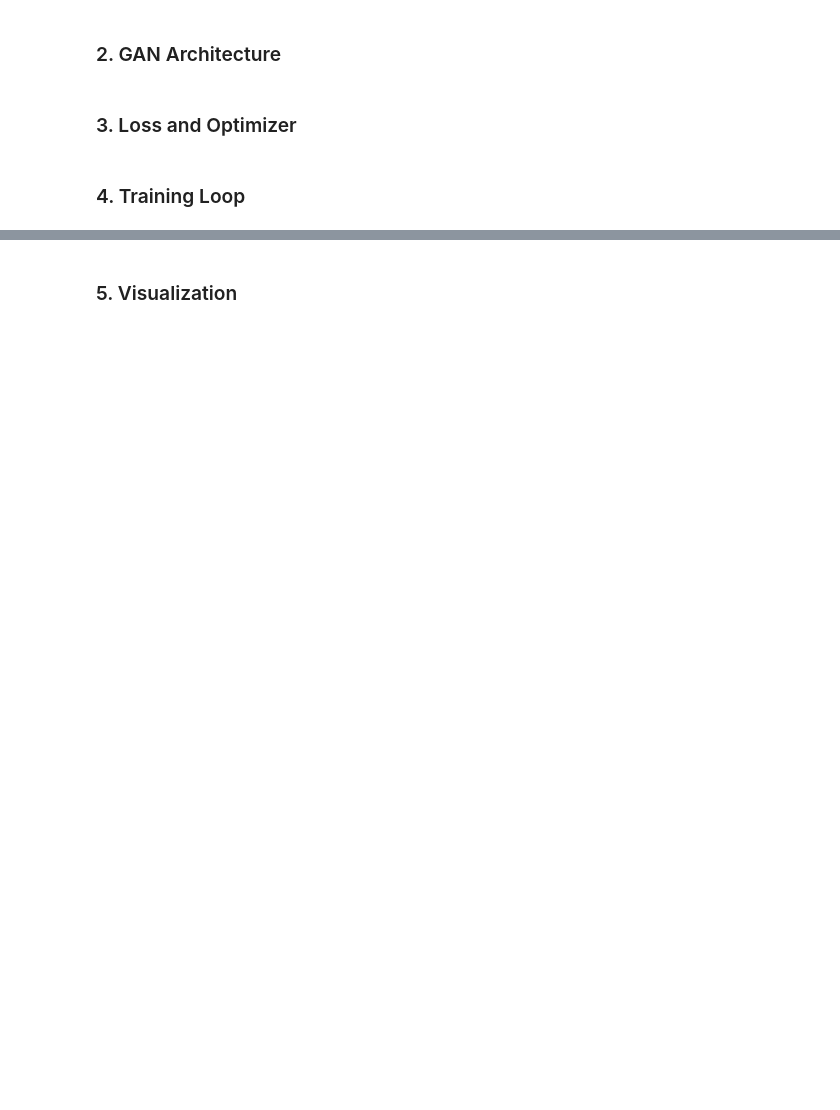
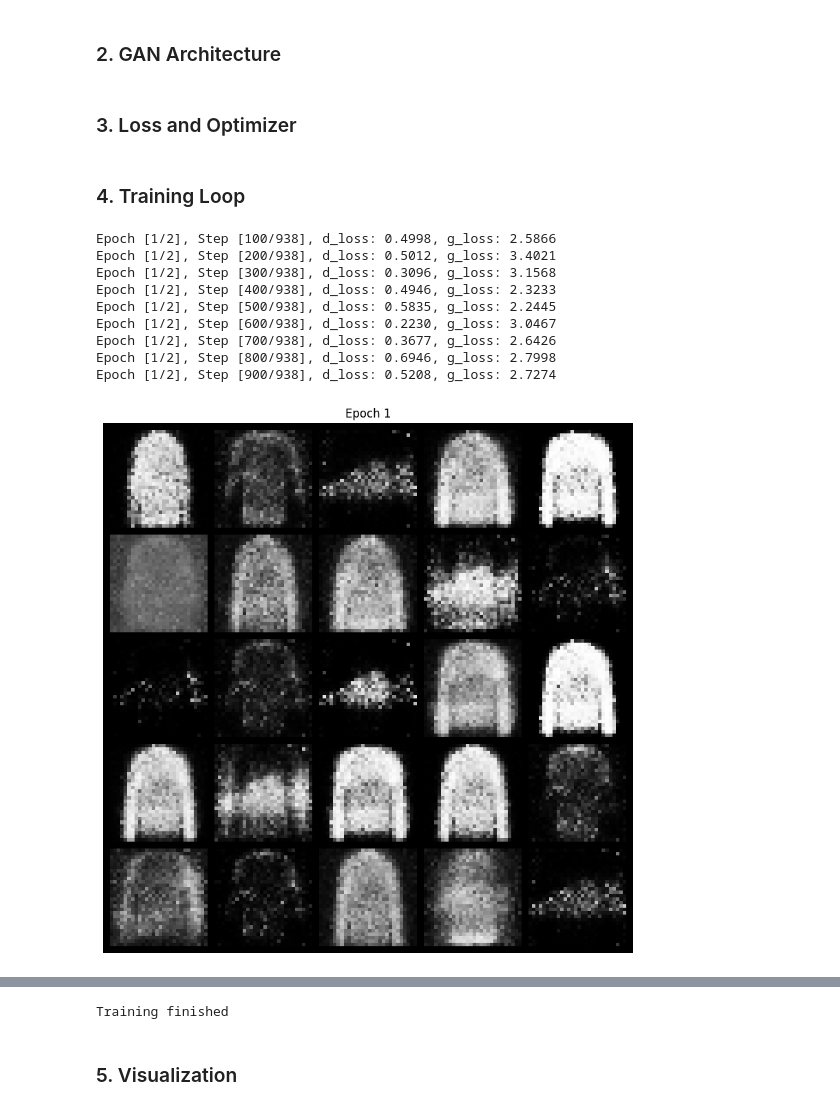
Before and after one commit to mchieberly/CSCI297, a Jupyter notebook: Project 2/gans.ipynb, the cells around one changed output, grey strips where cells are left out. Cells and saved outputs as stored; diff of their text form; code cells hidden in the pictures; blank space fills up the shorter version.

```diff
--- a/Project 2/gans.ipynb
+++ b/Project 2/gans.ipynb
@@ -48,15 +112,74 @@ discriminator = Discriminator().to(device)
 # %% [markdown]
 ### 3. Loss and Optimizer
 # %%
-g_criterion = nn.CrossEntropyLoss()
-g_optimizer = optim.Adam(generator.parameters(), lr=0.01)
+criterion = nn.BCELoss()
 
-d_criterion = nn.CrossEntropyLoss()
-d_optimizer = optim.Adam(discriminator.parameters(), lr=0.01)
+g_optimizer = optim.Adam(generator.parameters(), lr=1e-4)
+d_optimizer = optim.Adam(discriminator.parameters(), lr=1e-4)
 # %% [markdown]
 ### 4. Training Loop
-# %%
-num_epoches = 50
-
-for epoch in range(num_epoches):
-    break
+# %%
+def show_generated_images(images, num_images=25, title='Generated Images'):
+    plt.figure(figsize=(10, 10))
+    images = images / 2 + 0.5
+    images = images.clamp(0, 1)
+    image_grid = make_grid(images[:num_images], nrow=5, normalize=False).cpu().numpy()
+    plt.imshow(np.transpose(image_grid, (1, 2, 0)), interpolation='nearest')
+    plt.title(title)
+    plt.axis('off')
+    plt.show()
+
+g_loss_curve = []
+d_loss_curve = []
+
+num_epochs = 50
+for epoch in range(num_epochs):
+    for i, (real_images, _) in enumerate(trainloader):
+        current_batch_size = real_images.size(0)
+        real_images = real_images.to(device)
+
+        real_labels = torch.ones(current_batch_size, 1).to(device)
+        fake_labels = torch.zeros(current_batch_size, 1).to(device)
+
+        d_optimizer.zero_grad()
+
+        real_outputs = discriminator(real_images)
+        d_loss_real = criterion(real_outputs, real_labels)
+
+        z = torch.randn(current_batch_size, 100).to(device)
+        fake_images = generator(z)
+        fake_outputs = discriminator(fake_images.detach())
+        d_loss_fake = criterion(fake_outputs, fake_labels)
+
+        d_loss = d_loss_real + d_loss_fake
+        d_loss.backward()
+        d_optimizer.step()
+
+        g_optimizer.zero_grad()
+
+        fake_outputs = discriminator(fake_images)
+        g_loss = criterion(fake_outputs, real_labels)
+
+        g_loss.backward()
+        g_optimizer.step()
+
+        g_loss_curve.append(g_loss.item())
+        d_loss_curve.append(d_loss.item())
+
+        if (i+1) % 100 == 0:
+            print(f'Epoch [{epoch+1}/{num_epochs}], Step [{i+1}/{len(trainloader)}], d_loss: {d_loss.item():.4f}, g_loss: {g_loss.item():.4f}')
+        if i+1 == len(trainloader):
+                show_generated_images(fake_images.view(-1, 1, 28, 28), title=f'Epoch {epoch+1}')
+
+print("Training finished")
+# %% [output]
+Epoch [1/2], Step [100/938], d_loss: 0.4998, g_loss: 2.5866
+Epoch [1/2], Step [200/938], d_loss: 0.5012, g_loss: 3.4021
+Epoch [1/2], Step [300/938], d_loss: 0.3096, g_loss: 3.1568
+Epoch [1/2], Step [400/938], d_loss: 0.4946, g_loss: 2.3233
+Epoch [1/2], Step [500/938], d_loss: 0.5835, g_loss: 2.2445
+Epoch [1/2], Step [600/938], d_loss: 0.2230, g_loss: 3.0467
+Epoch [1/2], Step [700/938], d_loss: 0.3677, g_loss: 2.6426
+Epoch [1/2], Step [800/938], d_loss: 0.6946, g_loss: 2.7998
+Epoch [1/2], Step [900/938], d_loss: 0.5208, g_loss: 2.7274
+[figure, added]
@@ -63,2 +196,3 @@ for epoch in range(num_epoches):
+Training finished
 # %% [markdown]
 ### 5. Visualization
```
Also changed, not shown: parts of 6 cells of this notebook, 9 other files.
